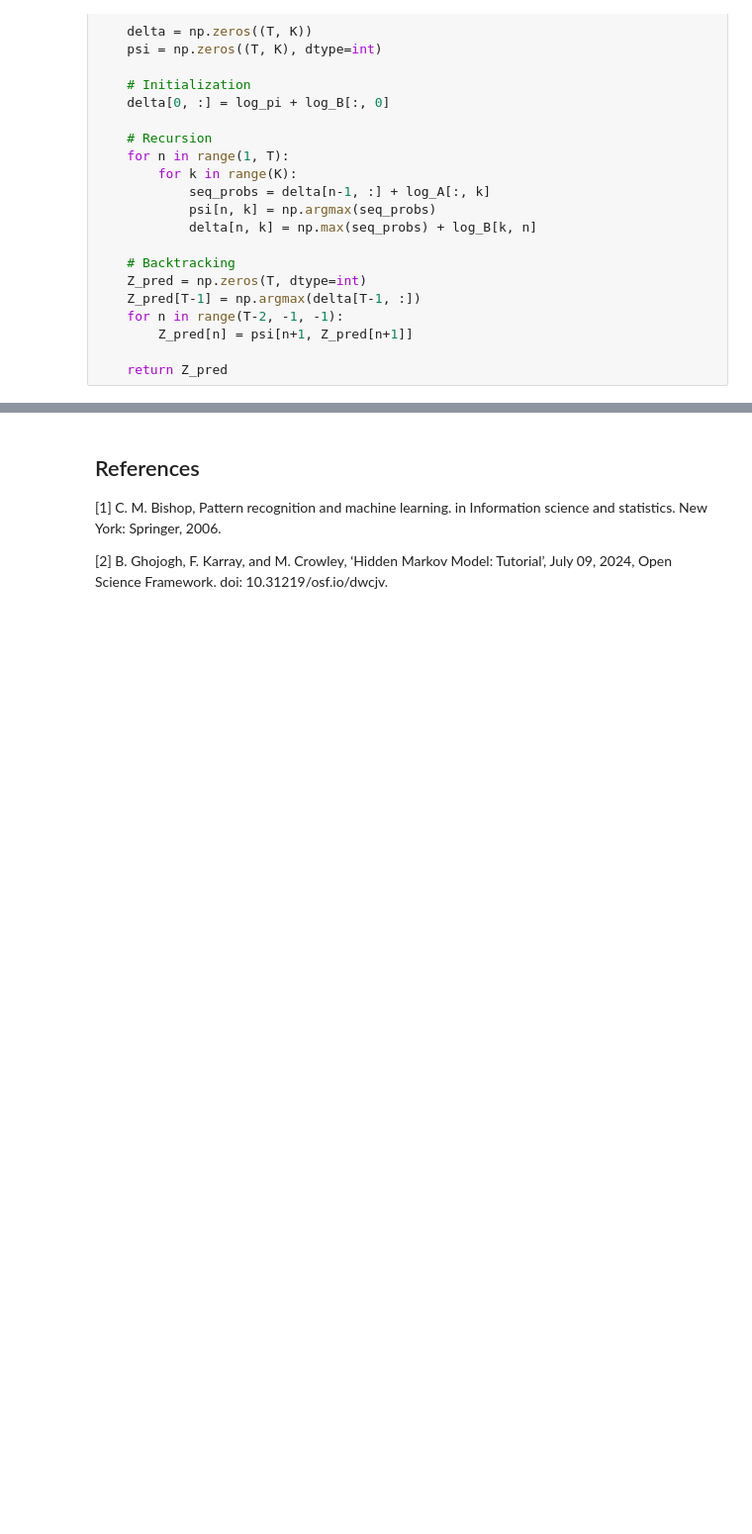
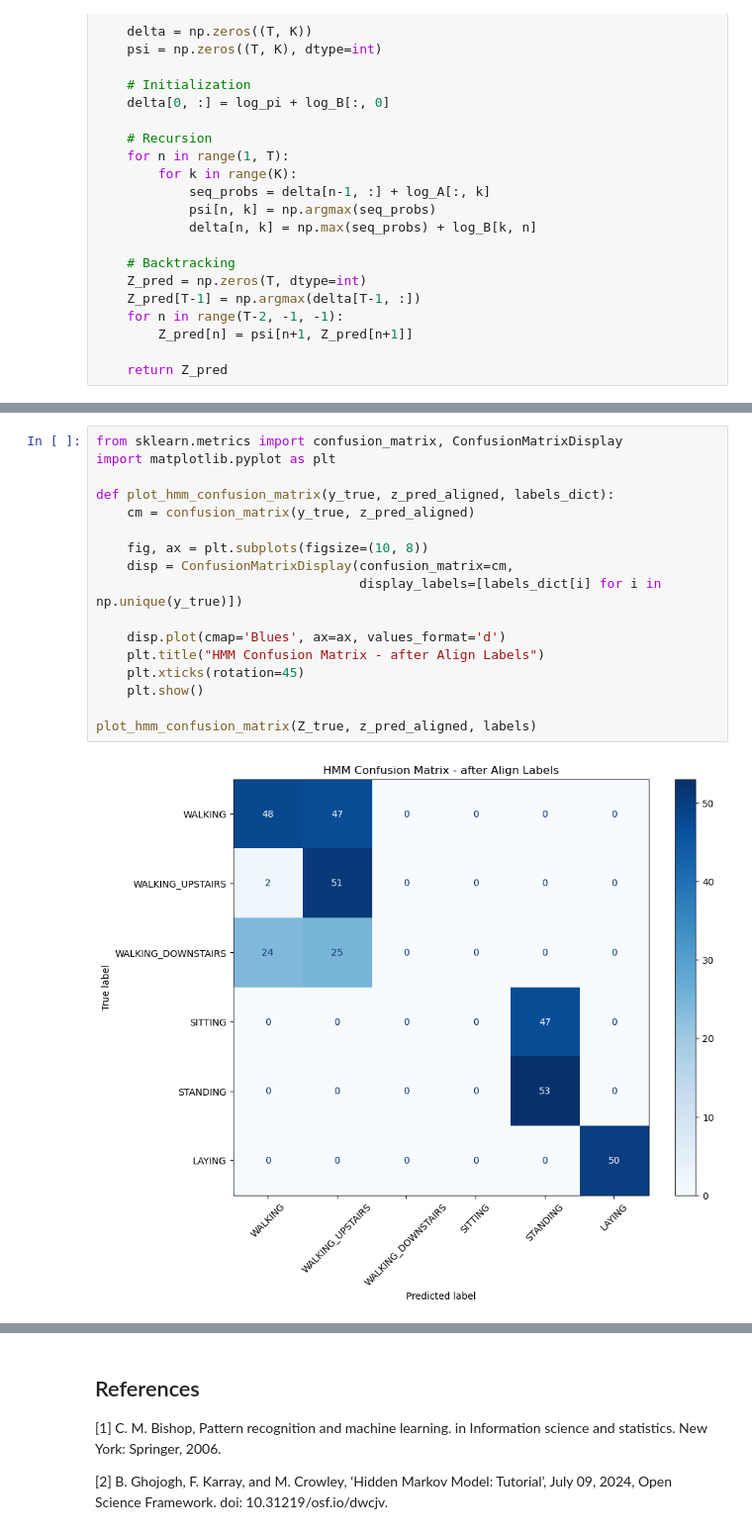
Before and after one commit to teolotti/LAB-ML, a Jupyter notebook: HMM.ipynb, the cells around one changed output, grey strips where cells are left out. Shown at 99% size. Drawn from its saved outputs; the diff is of its cells as text; blank space fills up the shorter version.

```diff
--- a/HMM.ipynb
+++ b/HMM.ipynb
@@ -617,0 +684,19 @@ Converged at iteration 21
+# %%
+from sklearn.metrics import confusion_matrix, ConfusionMatrixDisplay
+import matplotlib.pyplot as plt
+
+def plot_hmm_confusion_matrix(y_true, z_pred_aligned, labels_dict):
+    cm = confusion_matrix(y_true, z_pred_aligned)
+
+    fig, ax = plt.subplots(figsize=(10, 8))
+    disp = ConfusionMatrixDisplay(confusion_matrix=cm,
+                                  display_labels=[labels_dict[i] for i in np.unique(y_true)])
+
+    disp.plot(cmap='Blues', ax=ax, values_format='d')
+    plt.title("HMM Confusion Matrix - after Align Labels")
+    plt.xticks(rotation=45)
+    plt.show()
+
+plot_hmm_confusion_matrix(Z_true, z_pred_aligned, labels)
+# %% [output]
+[figure, added]
```
Also changed, not shown: parts of 20 cells of this notebook, 8 other files.
